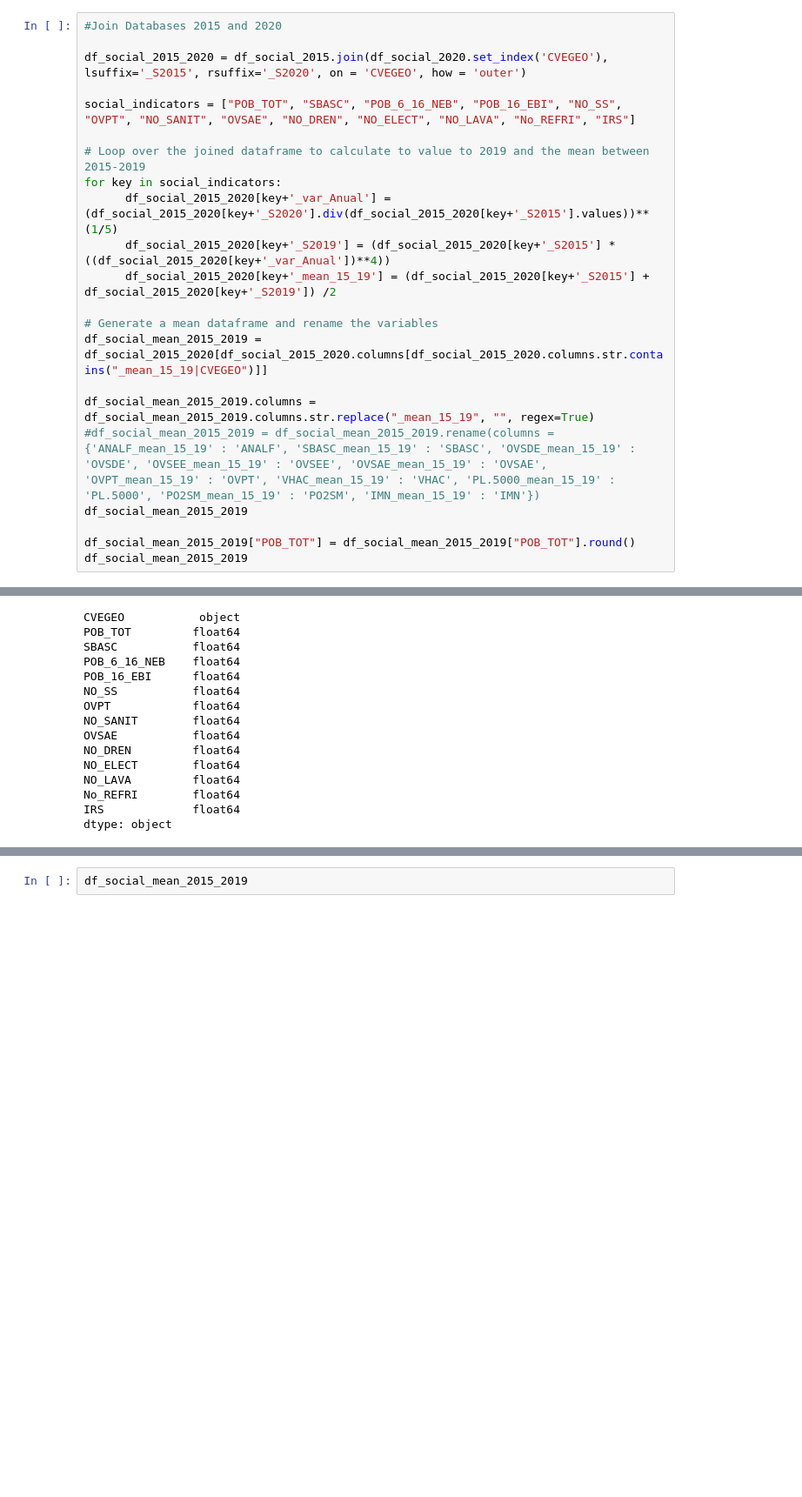
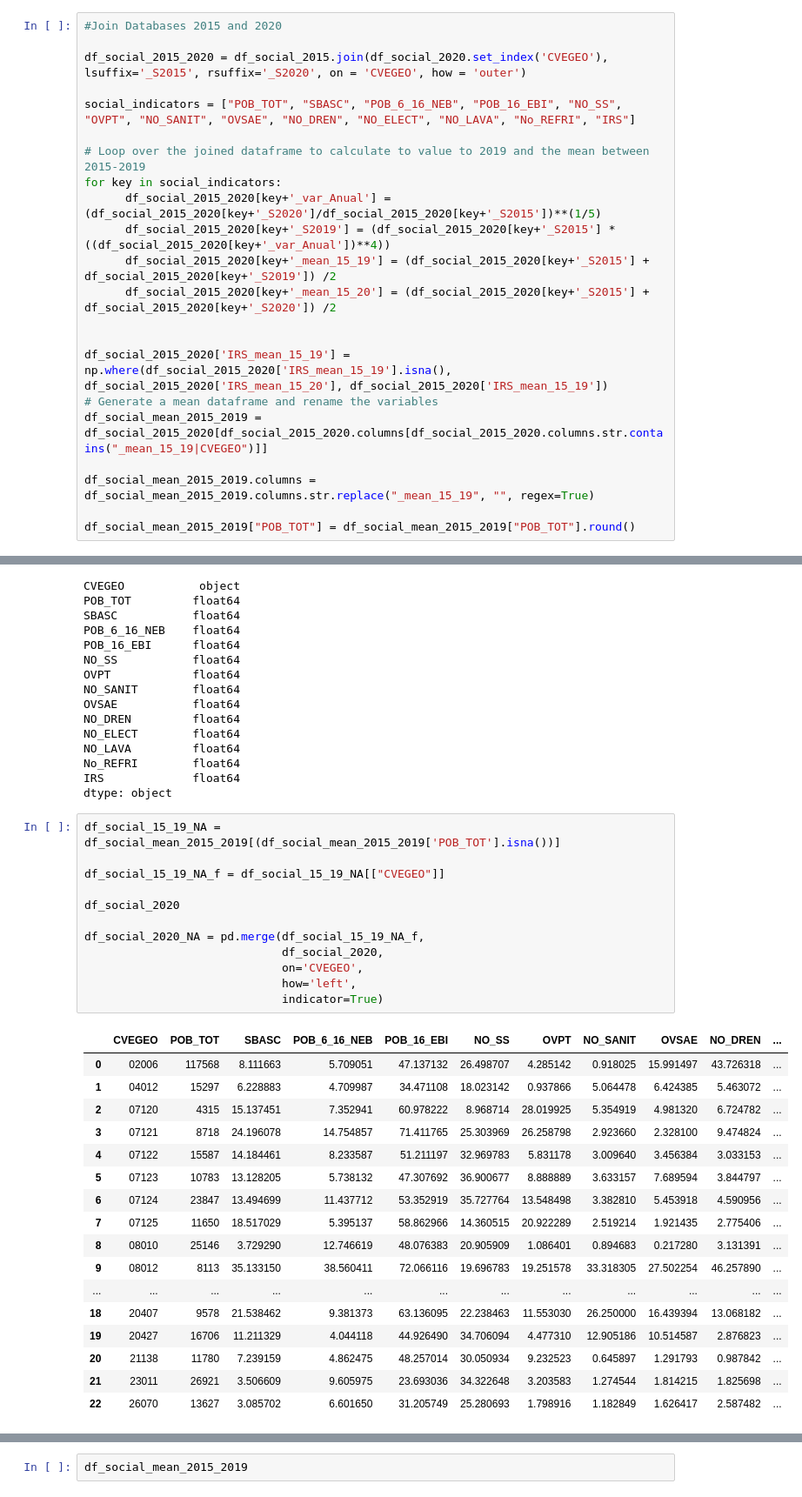
Before and after one commit to jurjoroa/ml_theft_project, a Jupyter notebook: src/03_social_data_CONEVAL.ipynb, the cells around one changed output, grey strips where cells are left out. Shown: that part at 87% size. Cells and saved outputs as stored; diff of their text form; blank space fills up the shorter version.

```diff
--- a/src/03_social_data_CONEVAL.ipynb
+++ b/src/03_social_data_CONEVAL.ipynb
@@ -137,19 +127,19 @@ social_indicators = ["POB_TOT", "SBASC", "POB_6_16_NEB", "POB_16_EBI", "NO_SS",
 
 # Loop over the joined dataframe to calculate to value to 2019 and the mean between 2015-2019
 for key in social_indicators:
-      df_social_2015_2020[key+'_var_Anual'] = (df_social_2015_2020[key+'_S2020'].div(df_social_2015_2020[key+'_S2015'].values))**(1/5)
+      df_social_2015_2020[key+'_var_Anual'] = (df_social_2015_2020[key+'_S2020']/df_social_2015_2020[key+'_S2015'])**(1/5)
       df_social_2015_2020[key+'_S2019'] = (df_social_2015_2020[key+'_S2015'] * ((df_social_2015_2020[key+'_var_Anual'])**4))
       df_social_2015_2020[key+'_mean_15_19'] = (df_social_2015_2020[key+'_S2015'] + df_social_2015_2020[key+'_S2019']) /2
+      df_social_2015_2020[key+'_mean_15_20'] = (df_social_2015_2020[key+'_S2015'] + df_social_2015_2020[key+'_S2020']) /2
 
+
+df_social_2015_2020['IRS_mean_15_19'] = np.where(df_social_2015_2020['IRS_mean_15_19'].isna(), df_social_2015_2020['IRS_mean_15_20'], df_social_2015_2020['IRS_mean_15_19'])
 # Generate a mean dataframe and rename the variables
 df_social_mean_2015_2019 = df_social_2015_2020[df_social_2015_2020.columns[df_social_2015_2020.columns.str.contains("_mean_15_19|CVEGEO")]]
 
 df_social_mean_2015_2019.columns = df_social_mean_2015_2019.columns.str.replace("_mean_15_19", "", regex=True)
-#df_social_mean_2015_2019 = df_social_mean_2015_2019.rename(columns = {'ANALF_mean_15_19' : 'ANALF', 'SBASC_mean_15_19' : 'SBASC', 'OVSDE_mean_15_19' : 'OVSDE', 'OVSEE_mean_15_19' : 'OVSEE', 'OVSAE_mean_15_19' : 'OVSAE', 'OVPT_mean_15_19' : 'OVPT', 'VHAC_mean_15_19' : 'VHAC', 'PL.5000_mean_15_19' : 'PL.5000', 'PO2SM_mean_15_19' : 'PO2SM', 'IMN_mean_15_19' : 'IMN'})
-df_social_mean_2015_2019
 
 df_social_mean_2015_2019["POB_TOT"] = df_social_mean_2015_2019["POB_TOT"].round()
-df_social_mean_2015_2019
 # %% [output]
 A value is trying to be set on a copy of a slice from a DataFrame.
 Try using .loc[row_indexer,col_indexer] = value instead
@@ -199,3 +176,33 @@ NO_LAVA         float64
 No_REFRI        float64
 IRS             float64
 dtype: object
+# %%
+df_social_15_19_NA = df_social_mean_2015_2019[(df_social_mean_2015_2019['POB_TOT'].isna())]
+
+df_social_15_19_NA_f = df_social_15_19_NA[["CVEGEO"]]
+
+df_social_2020
+
+df_social_2020_NA = pd.merge(df_social_15_19_NA_f,
+                             df_social_2020,
+                             on='CVEGEO',
+                             how='left',
+                             indicator=True)
+# %% [output]
+|  | CVEGEO | POB_TOT | SBASC | POB_6_16_NEB | POB_16_EBI | NO_SS | OVPT | NO_SANIT | OVSAE | NO_DREN | ... |
+| 0 | 02006 | 117568 | 8.111663 | 5.709051 | 47.137132 | 26.498707 | 4.285142 | 0.918025 | 15.991497 | 43.726318 | ... |
+| 1 | 04012 | 15297 | 6.228883 | 4.709987 | 34.471108 | 18.023142 | 0.937866 | 5.064478 | 6.424385 | 5.463072 | ... |
+| 2 | 07120 | 4315 | 15.137451 | 7.352941 | 60.978222 | 8.968714 | 28.019925 | 5.354919 | 4.981320 | 6.724782 | ... |
+| 3 | 07121 | 8718 | 24.196078 | 14.754857 | 71.411765 | 25.303969 | 26.258798 | 2.923660 | 2.328100 | 9.474824 | ... |
+| 4 | 07122 | 15587 | 14.184461 | 8.233587 | 51.211197 | 32.969783 | 5.831178 | 3.009640 | 3.456384 | 3.033153 | ... |
+| 5 | 07123 | 10783 | 13.128205 | 5.738132 | 47.307692 | 36.900677 | 8.888889 | 3.633157 | 7.689594 | 3.844797 | ... |
+| 6 | 07124 | 23847 | 13.494699 | 11.437712 | 53.352919 | 35.727764 | 13.548498 | 3.382810 | 5.453918 | 4.590956 | ... |
+| 7 | 07125 | 11650 | 18.517029 | 5.395137 | 58.862966 | 14.360515 | 20.922289 | 2.519214 | 1.921435 | 2.775406 | ... |
+| 8 | 08010 | 25146 | 3.729290 | 12.746619 | 48.076383 | 20.905909 | 1.086401 | 0.894683 | 0.217280 | 3.131391 | ... |
+| 9 | 08012 | 8113 | 35.133150 | 38.560411 | 72.066116 | 19.696783 | 19.251578 | 33.318305 | 27.502254 | 46.257890 | ... |
+| ... | ... | ... | ... | ... | ... | ... | ... | ... | ... | ... | ... |
+| 18 | 20407 | 9578 | 21.538462 | 9.381373 | 63.136095 | 22.238463 | 11.553030 | 26.250000 | 16.439394 | 13.068182 | ... |
+| 19 | 20427 | 16706 | 11.211329 | 4.044118 | 44.926490 | 34.706094 | 4.477310 | 12.905186 | 10.514587 | 2.876823 | ... |
+| 20 | 21138 | 11780 | 7.239159 | 4.862475 | 48.257014 | 30.050934 | 9.232523 | 0.645897 | 1.291793 | 0.987842 | ... |
+| 21 | 23011 | 26921 | 3.506609 | 9.605975 | 23.693036 | 34.322648 | 3.203583 | 1.274544 | 1.814215 | 1.825698 | ... |
+| 22 | 26070 | 13627 | 3.085702 | 6.601650 | 31.205749 | 25.280693 | 1.798916 | 1.182849 | 1.626417 | 2.587482 | ... |
```
Also changed, not shown: parts of 11 cells of this notebook, 10 other files.
